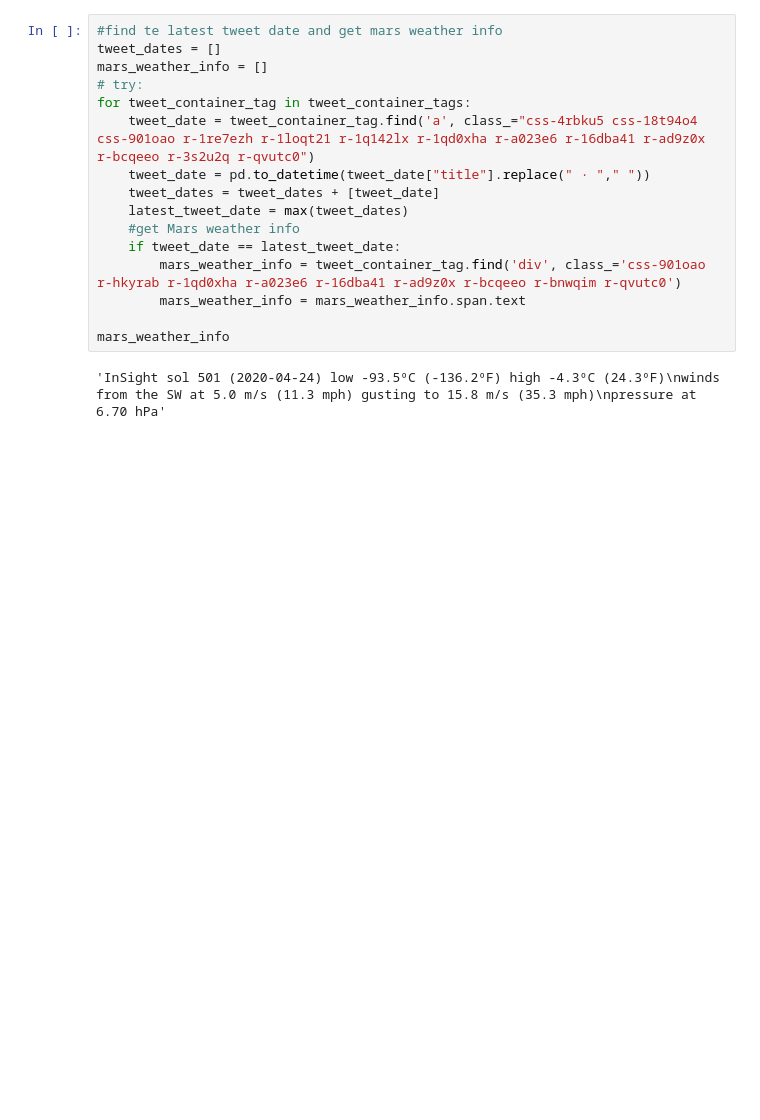
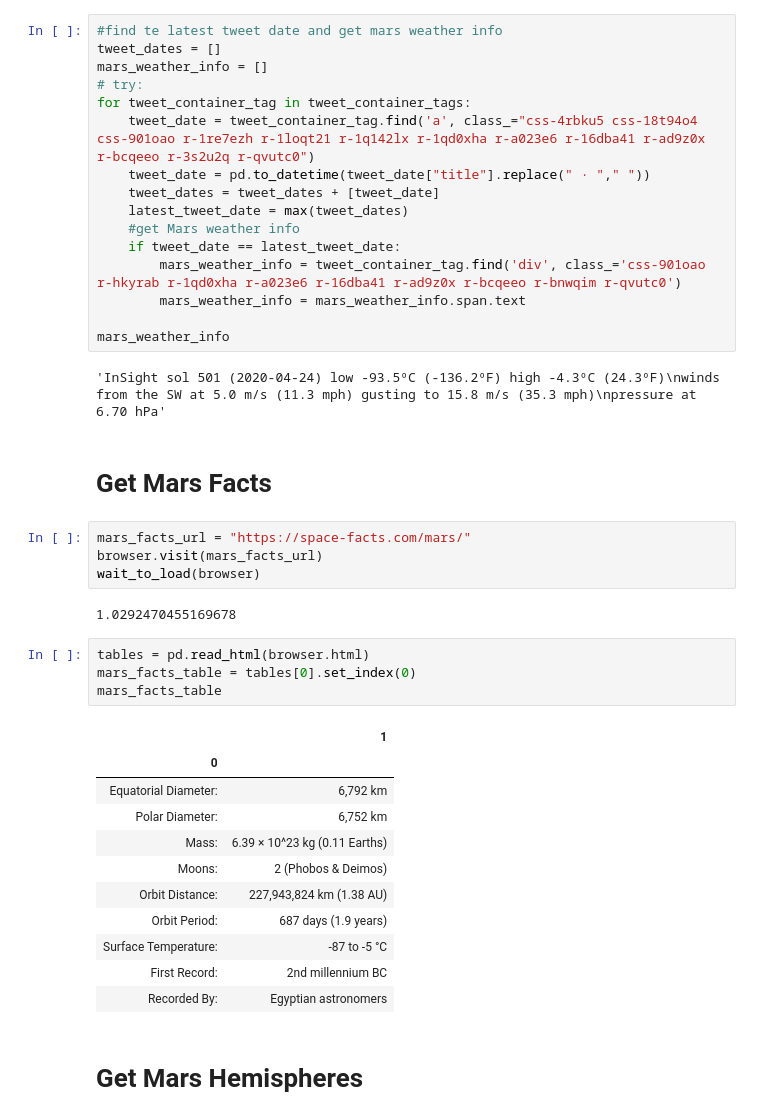
Before and after one commit to florin-vasiliu/Mars-Data-Collection-Routine, a Jupyter notebook: Mission_to_Mars/mission_to_mars.ipynb, the cells around one changed output. Saved outputs shown, nothing was run; the diff lists cells and outputs as text; blank space fills up the shorter version.

```diff
--- a/Mission_to_Mars/mission_to_mars.ipynb
+++ b/Mission_to_Mars/mission_to_mars.ipynb
@@ -207,3 +224,29 @@ for tweet_container_tag in tweet_container_tags:
 mars_weather_info
 # %% [output]
 'InSight sol 501 (2020-04-24) low -93.5ºC (-136.2ºF) high -4.3ºC (24.3ºF)\nwinds from the SW at 5.0 m/s (11.3 mph) gusting to 15.8 m/s (35.3 mph)\npressure at 6.70 hPa'
+# %% [markdown]
+# Get Mars Facts
+# %%
+mars_facts_url = "https://space-facts.com/mars/"
+browser.visit(mars_facts_url)
+wait_to_load(browser)
+# %% [output]
+1.0292470455169678
+# %%
+tables = pd.read_html(browser.html)
+mars_facts_table = tables[0].set_index(0)
+mars_facts_table
+# %% [output]
+|  | 1 |
+| 0 |  |
+| Equatorial Diameter: | 6,792 km |
+| Polar Diameter: | 6,752 km |
+| Mass: | 6.39 × 10^23 kg (0.11 Earths) |
+| Moons: | 2 (Phobos & Deimos) |
+| Orbit Distance: | 227,943,824 km (1.38 AU) |
+| Orbit Period: | 687 days (1.9 years) |
+| Surface Temperature: | -87 to -5 °C |
+| First Record: | 2nd millennium BC |
+| Recorded By: | Egyptian astronomers |
+# %% [markdown]
+# Get Mars Hemispheres
```
Also changed, not shown: parts of 14 cells of this notebook.
